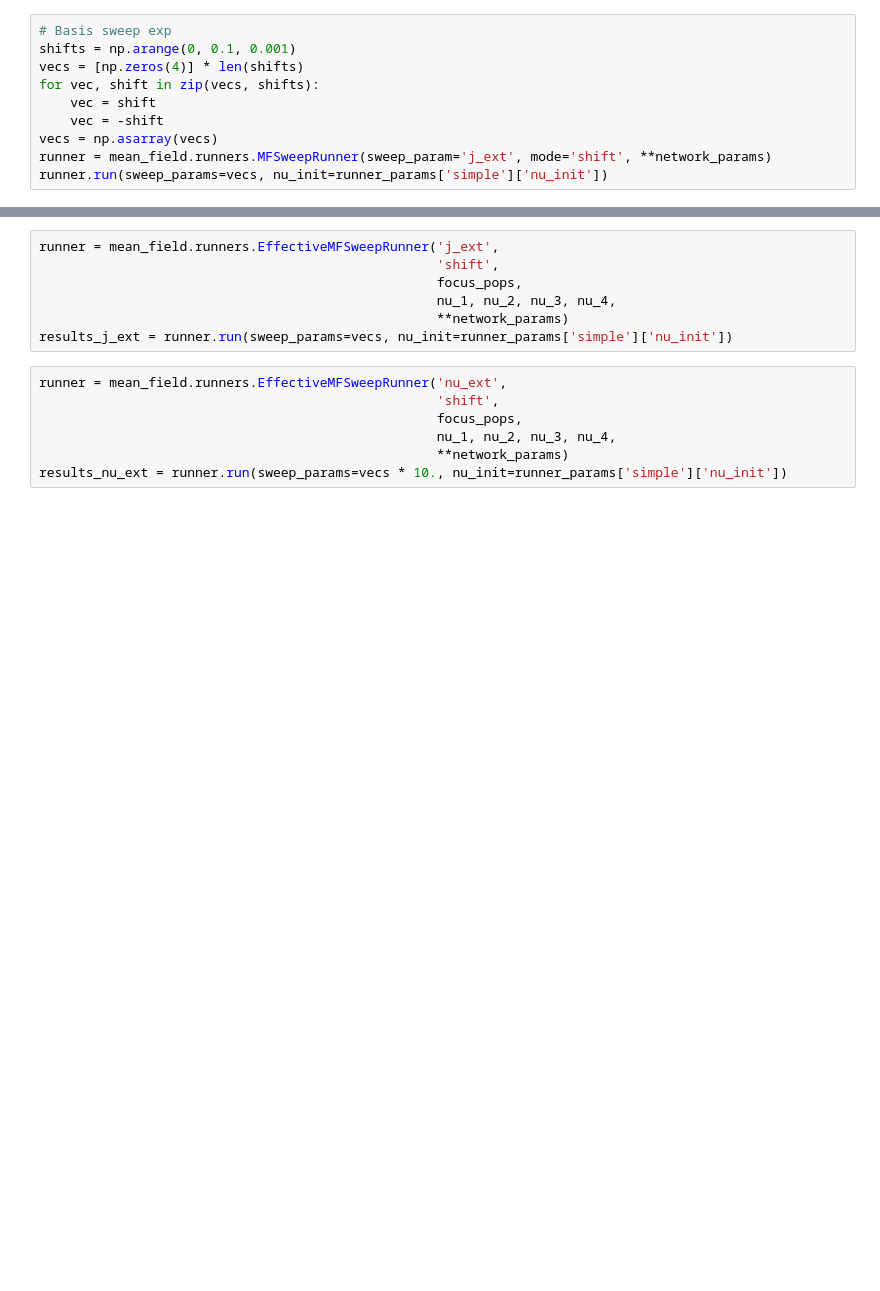
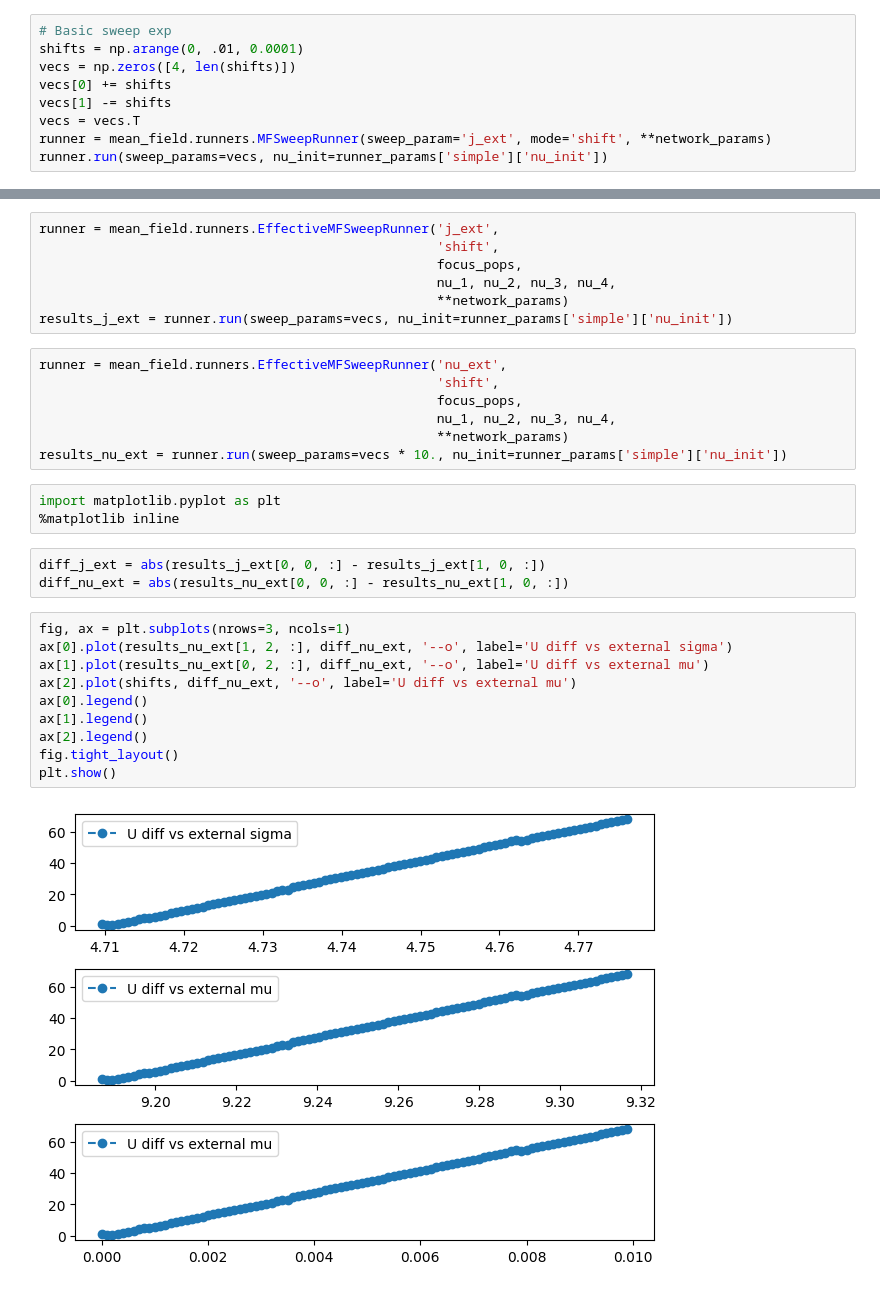
Before and after one commit to evaisd/VectorialNeuroModulators, a Jupyter notebook: examples/mean_field_example.ipynb, the cells around one changed output, grey strips where cells are left out. Saved outputs shown, nothing was run; the diff lists cells and outputs as text; blank space fills up the shorter version.

```diff
--- a/examples/mean_field_example.ipynb
+++ b/examples/mean_field_example.ipynb
@@ -19,13 +19,12 @@ with open('configs/mf_simulation_config_template.yaml', 'r') as yml:
     sweep_params = config['sweep']
 os.chdir(owd)
 # %%
-# Basis sweep exp
-shifts = np.arange(0, 0.1, 0.001)
-vecs = [np.zeros(4)] * len(shifts)
-for vec, shift in zip(vecs, shifts):
-    vec = shift
-    vec = -shift
-vecs = np.asarray(vecs)
+# Basic sweep exp
+shifts = np.arange(0, .01, 0.0001)
+vecs = np.zeros([4, len(shifts)])
+vecs[0] += shifts
+vecs[1] -= shifts
+vecs = vecs.T
 runner = mean_field.runners.MFSweepRunner(sweep_param='j_ext', mode='shift', **network_params)
 runner.run(sweep_params=vecs, nu_init=runner_params['simple']['nu_init'])
 # %% [output]
@@ -67,3 +66,21 @@ runner = mean_field.runners.EffectiveMFSweepRunner('nu_ext',
                                                    nu_1, nu_2, nu_3, nu_4,
                                                    **network_params)
 results_nu_ext = runner.run(sweep_params=vecs * 10., nu_init=runner_params['simple']['nu_init'])
+# %%
+import matplotlib.pyplot as plt
+%matplotlib inline
+# %%
+diff_j_ext = abs(results_j_ext[0, 0, :] - results_j_ext[1, 0, :])
+diff_nu_ext = abs(results_nu_ext[0, 0, :] - results_nu_ext[1, 0, :])
+# %%
+fig, ax = plt.subplots(nrows=3, ncols=1)
+ax[0].plot(results_nu_ext[1, 2, :], diff_nu_ext, '--o', label='U diff vs external sigma')
+ax[1].plot(results_nu_ext[0, 2, :], diff_nu_ext, '--o', label='U diff vs external mu')
+ax[2].plot(shifts, diff_nu_ext, '--o', label='U diff vs external mu')
+ax[0].legend()
+ax[1].legend()
+ax[2].legend()
+fig.tight_layout()
+plt.show()
+# %% [output]
+[figure, added]
```
Also changed, not shown: parts of 3 cells of this notebook, 7 other files.
